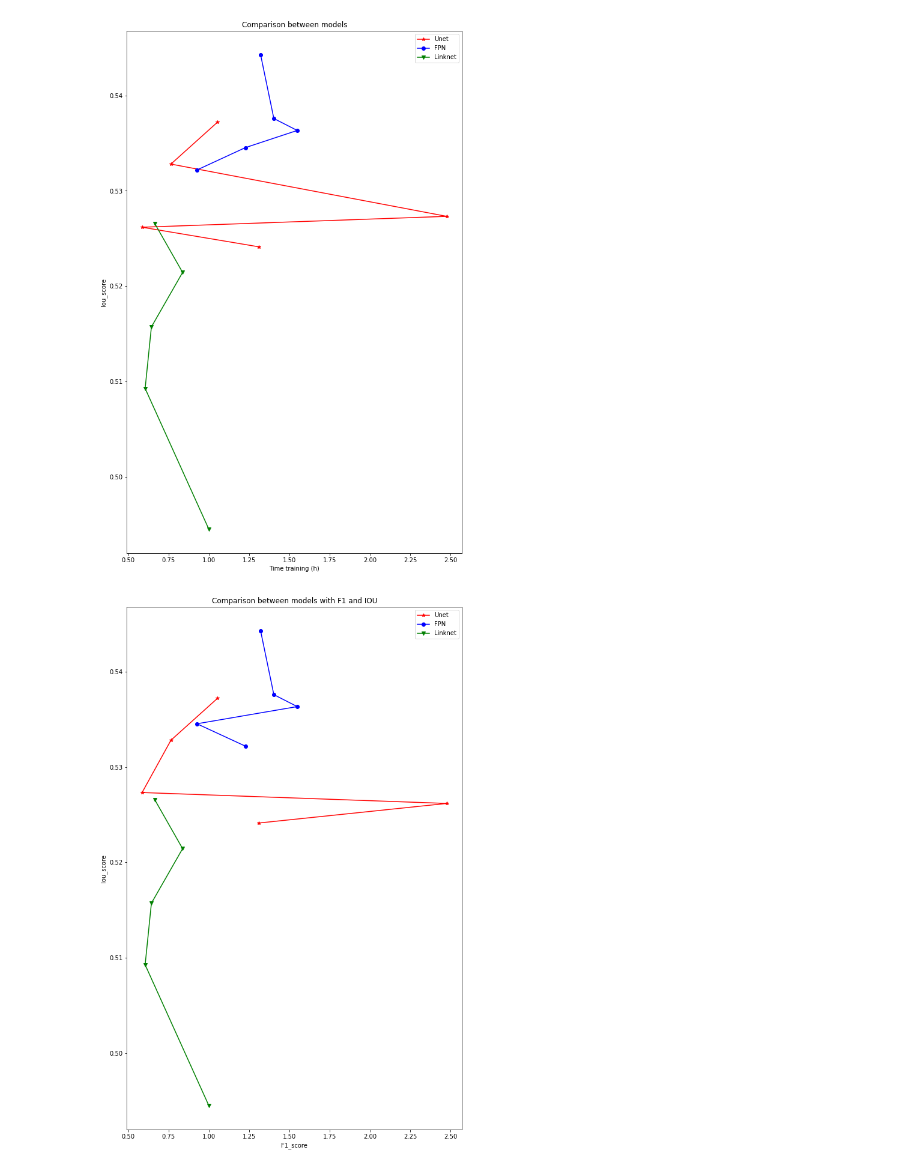
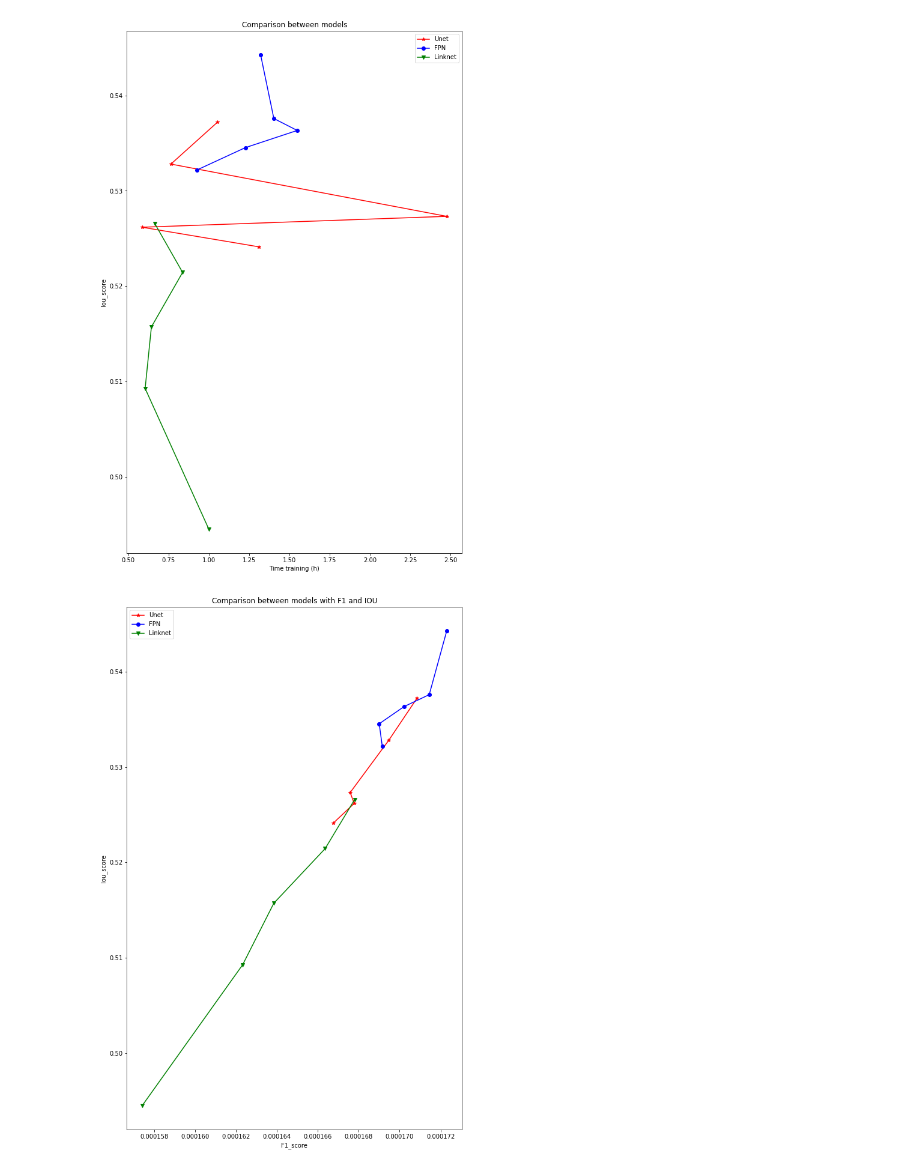
Before and after one commit to waflol/SegmentationProject, a Jupyter notebook: Evaluation.ipynb, the cells around one changed output. Drawn from its saved outputs; the diff is of its cells as text; code cells hidden in the pictures.

```diff
--- a/Evaluation.ipynb
+++ b/Evaluation.ipynb
@@ -78,14 +78,14 @@ plt.savefig('IOU_timetraining.png')
 [figure]
 # %%
 plt.figure(figsize=(10,16))
-plt.plot(df.sort_values('F1_score',axis = 0,ascending=False).Time_training[df.model == 'Unet']/3600, df.sort_values('Iou_score',axis = 0,ascending=False).Iou_score[df.model == 'Unet'],marker='*',color='r',)
-plt.plot(df.sort_values('F1_score',axis = 0,ascending=False).Time_training[df.model == 'FPN']/3600, df.sort_values('Iou_score',axis = 0,ascending=False).Iou_score[df.model == 'FPN'],marker='o',color='b')
-plt.plot(df.sort_values('F1_score',axis = 0,ascending=False).Time_training[df.model == 'Linknet']/3600, df.sort_values('Iou_score',axis = 0,ascending=False).Iou_score[df.model == 'Linknet'],marker='v',color='g')
+plt.plot(df.sort_values('Iou_score',axis = 0,ascending=False).F1_score[df.model == 'Unet']/3600, df.sort_values('Iou_score',axis = 0,ascending=False).Iou_score[df.model == 'Unet'],marker='*',color='r',)
+plt.plot(df.sort_values('Iou_score',axis = 0,ascending=False).F1_score[df.model == 'FPN']/3600, df.sort_values('Iou_score',axis = 0,ascending=False).Iou_score[df.model == 'FPN'],marker='o',color='b')
+plt.plot(df.sort_values('Iou_score',axis = 0,ascending=False).F1_score[df.model == 'Linknet']/3600, df.sort_values('Iou_score',axis = 0,ascending=False).Iou_score[df.model == 'Linknet'],marker='v',color='g')
 plt.legend(['Unet','FPN','Linknet'])
 plt.xlabel('F1_score')
 plt.ylabel('Iou_score')
 plt.title('Comparison between models with F1 and IOU')
 plt.savefig('F1_IOU.png')
 # %% [output]
-[figure, old version]
+[figure, new version]
 # %%
```
Also changed, not shown: parts of 3 cells of this notebook, 1 other file.
